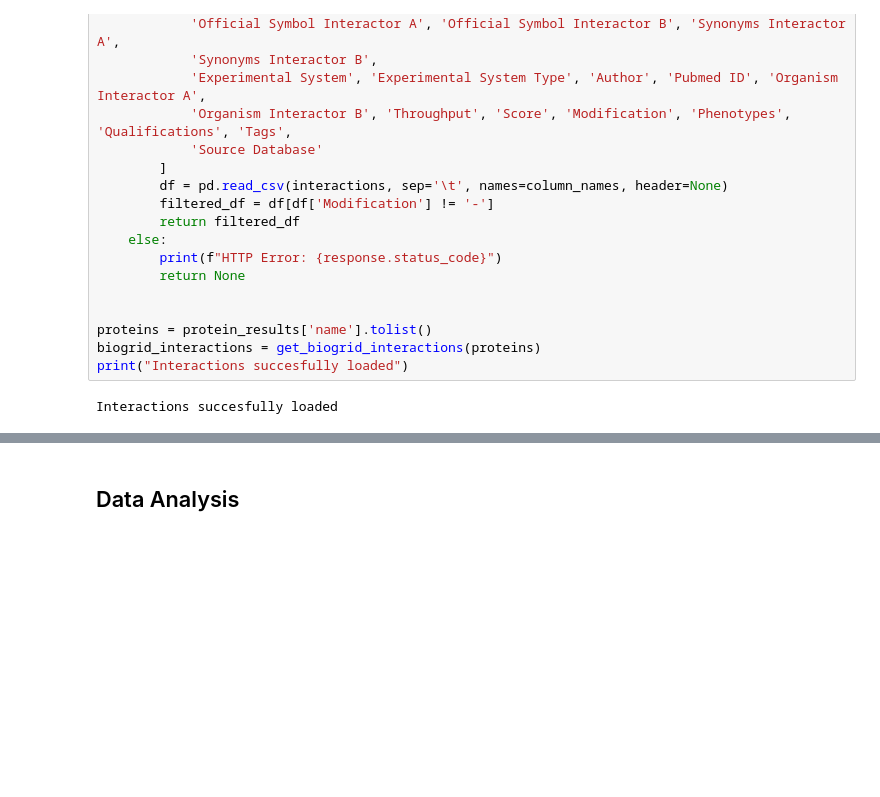
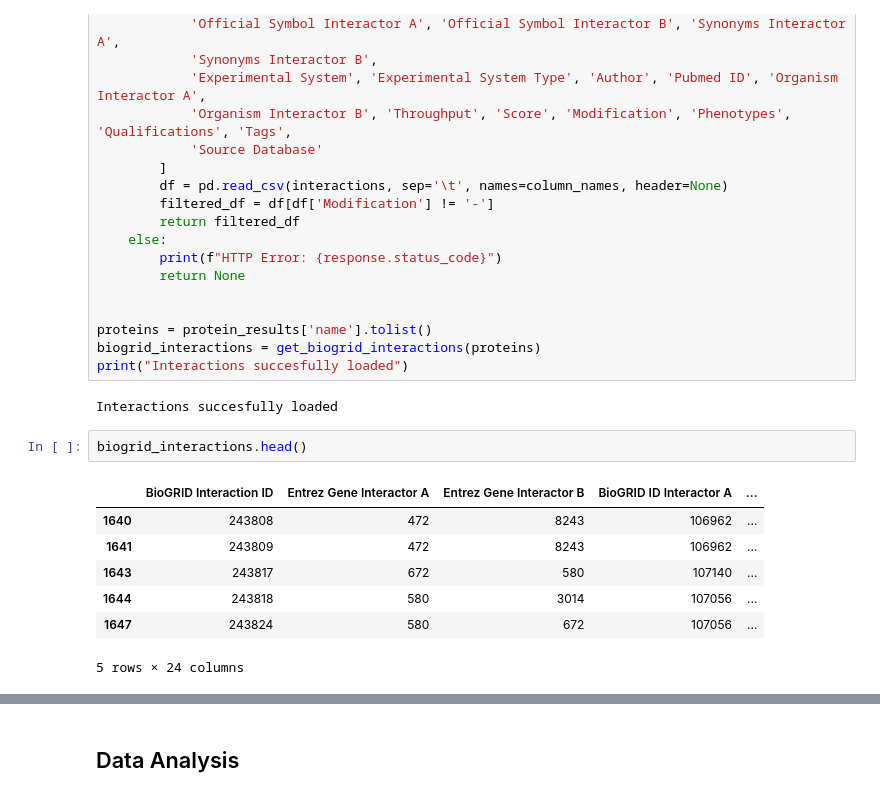
Before and after one commit to yutao-data/Sepsis_Gene_KnowledgeGraph_Ontology, a Jupyter notebook: Sepsis_Dataset_Exploring.ipynb, the cells around one changed output, grey strips where cells are left out. Saved outputs shown, nothing was run; the diff lists cells and outputs as text; blank space fills up the shorter version.

```diff
--- a/Sepsis_Dataset_Exploring.ipynb
+++ b/Sepsis_Dataset_Exploring.ipynb
@@ -227,3 +270,13 @@ biogrid_interactions = get_biogrid_interactions(proteins)
 print("Interactions succesfully loaded")
 # %% [output]
 Interactions succesfully loaded
+# %%
+biogrid_interactions.head()
+# %% [output]
+|  | BioGRID Interaction ID | Entrez Gene Interactor A | Entrez Gene Interactor B | BioGRID ID Interactor A | ... |
+| 1640 | 243808 | 472 | 8243 | 106962 | ... |
+| 1641 | 243809 | 472 | 8243 | 106962 | ... |
+| 1643 | 243817 | 672 | 580 | 107140 | ... |
+| 1644 | 243818 | 580 | 3014 | 107056 | ... |
+| 1647 | 243824 | 580 | 672 | 107056 | ... |
+5 rows × 24 columns
```
Also changed, not shown: parts of 22 cells of this notebook.
